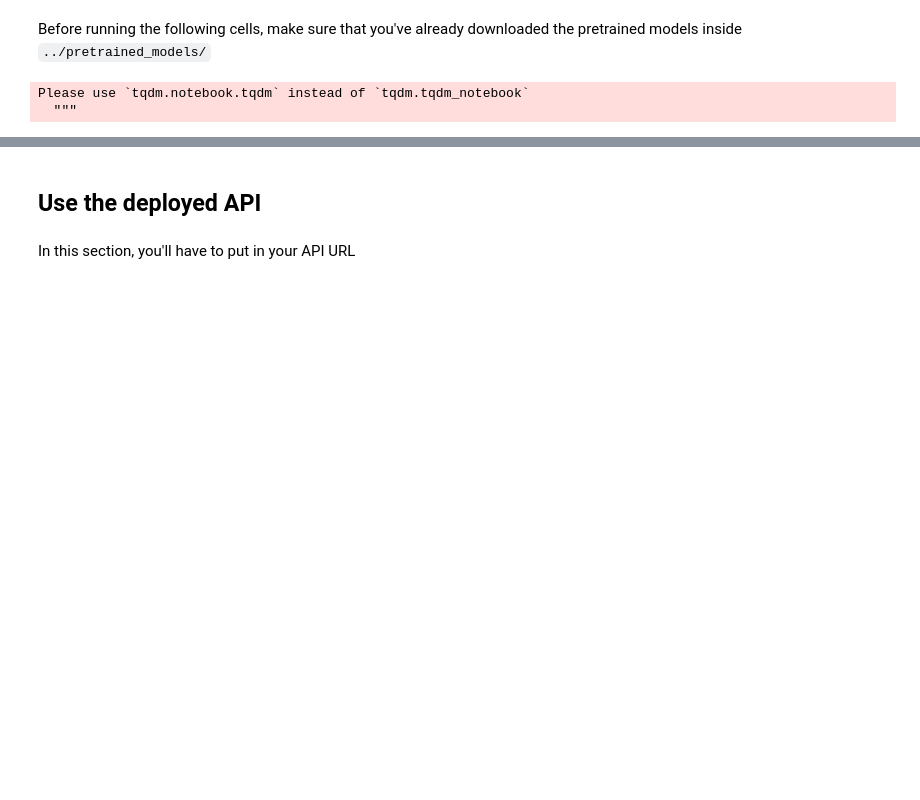
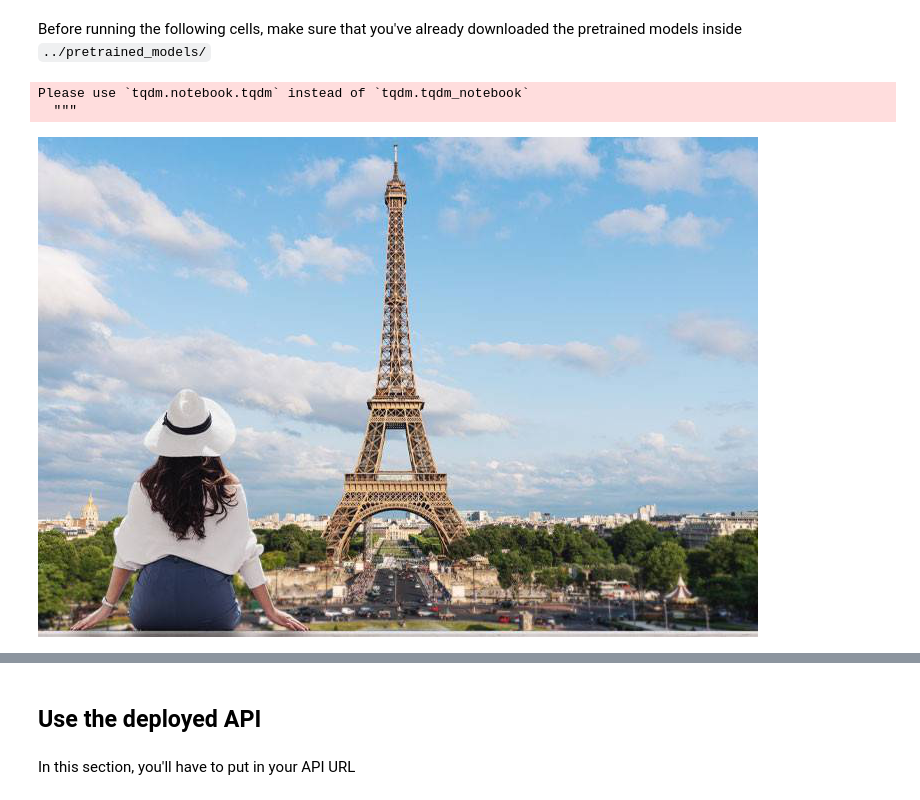
Before and after one commit to ahmedbesbes/cartoonify, a Jupyter notebook: cartoongan/notebooks/CartoonGAN.ipynb, the cells around one changed output, grey strips where cells are left out. Cells and saved outputs as stored; diff of their text form; code cells hidden in the pictures; blank space fills up the shorter version.

```diff
--- a/cartoongan/notebooks/CartoonGAN.ipynb
+++ b/cartoongan/notebooks/CartoonGAN.ipynb
@@ -45,3 +45,8 @@ path = "/Users/ahmedbesbes/Downloads/djoko.jpg"
+# %%
+img = Image.open(path)
+img
+# %% [output]
+[figure, added]
 # %%
 ### pick a style in : ["Hosoda", "Hayao", "Shinkai", "Paprika"]
 style = "Hosoda"
```
Also changed, not shown: parts of 11 cells of this notebook, 19 other files.
